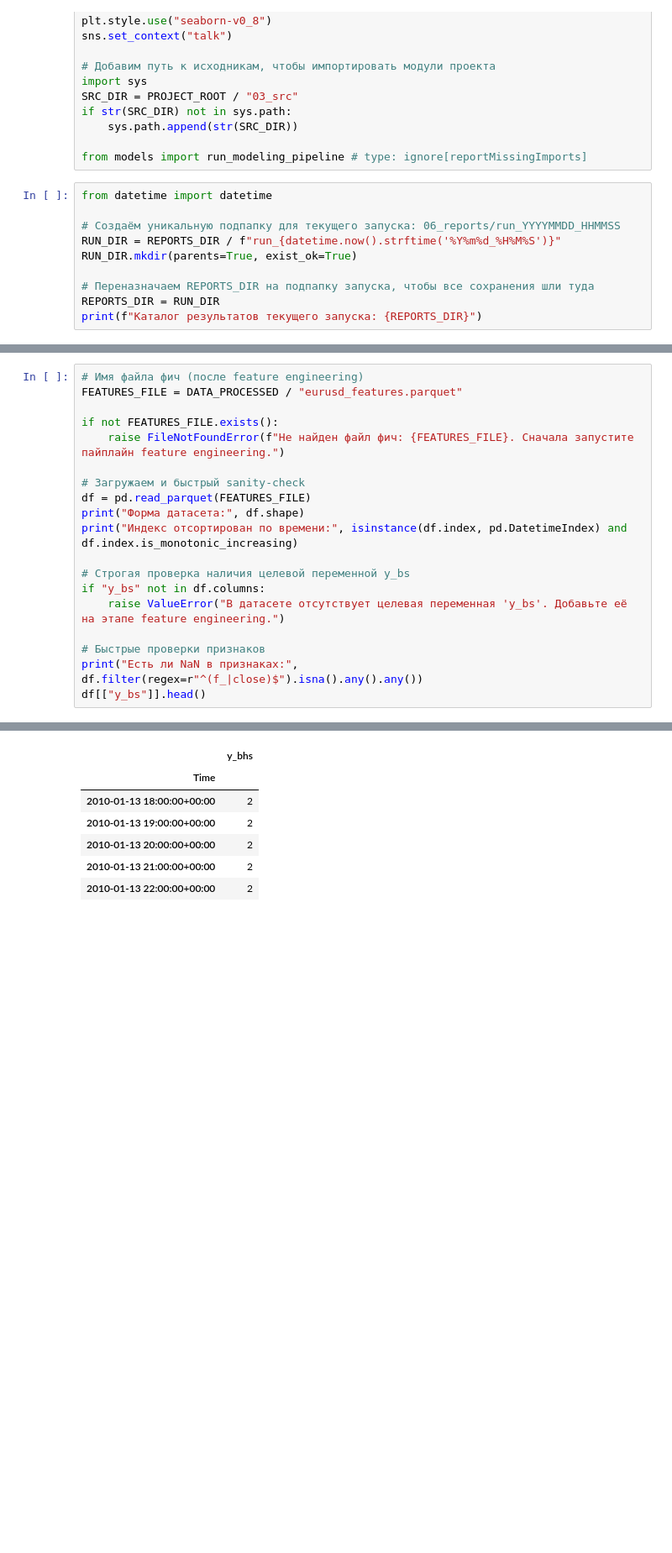
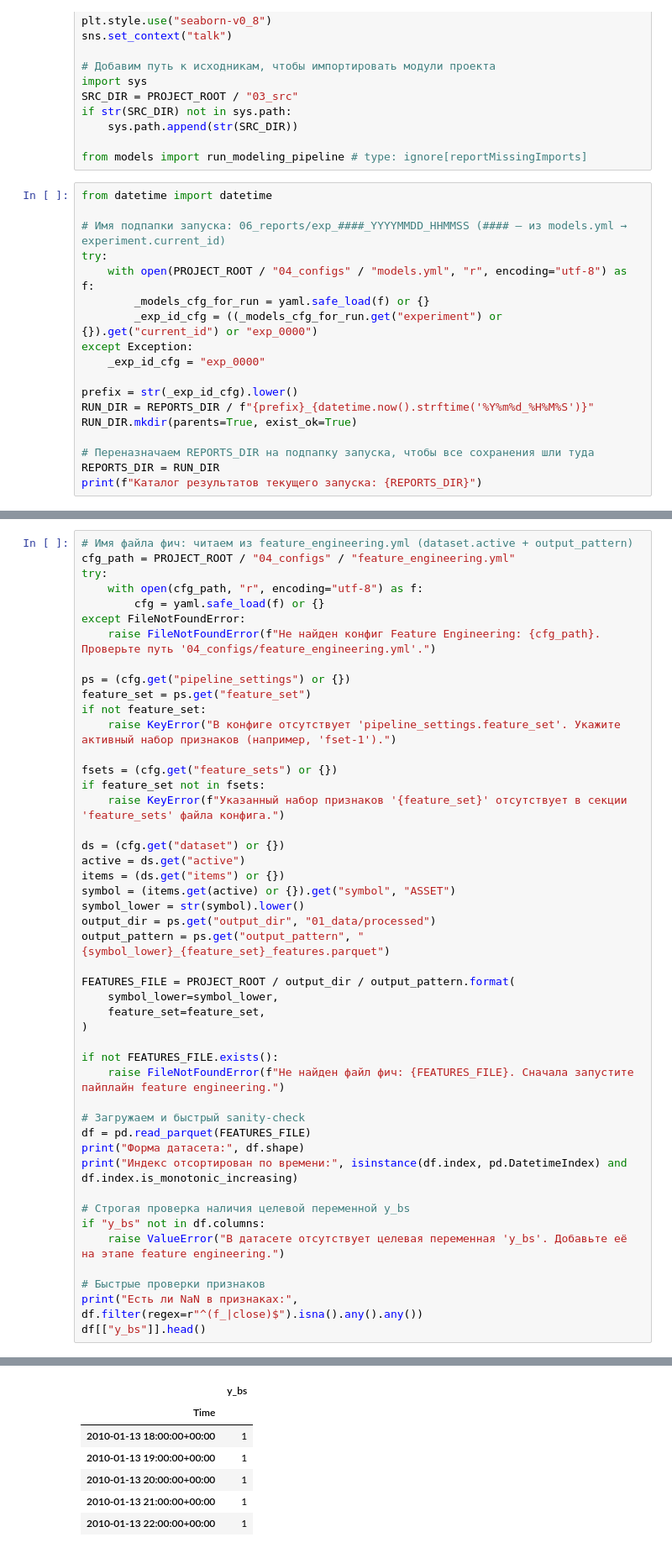
Before and after one commit to Anton-Shchurov/trading_predictor, a Jupyter notebook: 02_notebooks/experiments/modeling_walkthrough.ipynb, the cells around one changed output, grey strips where cells are left out. Shown at 84% size. Cells and saved outputs as stored; diff of their text form; blank space fills up the shorter version.

```diff
--- a/02_notebooks/experiments/modeling_walkthrough.ipynb
+++ b/02_notebooks/experiments/modeling_walkthrough.ipynb
@@ -69,8 +69,16 @@ from models import run_modeling_pipeline # type: ignore[reportMissingImports]
 # %%
 from datetime import datetime
 
-# Создаём уникальную подпапку для текущего запуска: 06_reports/run_YYYYMMDD_HHMMSS
-RUN_DIR = REPORTS_DIR / f"run_{datetime.now().strftime('%Y%m%d_%H%M%S')}"
+# Имя подпапки запуска: 06_reports/exp_####_YYYYMMDD_HHMMSS (#### — из models.yml → experiment.current_id)
+try:
+    with open(PROJECT_ROOT / "04_configs" / "models.yml", "r", encoding="utf-8") as f:
+        _models_cfg_for_run = yaml.safe_load(f) or {}
+        _exp_id_cfg = ((_models_cfg_for_run.get("experiment") or {}).get("current_id") or "exp_0000")
+except Exception:
+    _exp_id_cfg = "exp_0000"
+
+prefix = str(_exp_id_cfg).lower()
+RUN_DIR = REPORTS_DIR / f"{prefix}_{datetime.now().strftime('%Y%m%d_%H%M%S')}"
 RUN_DIR.mkdir(parents=True, exist_ok=True)
 
 # Переназначаем REPORTS_DIR на подпапку запуска, чтобы все сохранения шли туда
@@ -86,8 +94,35 @@ print(f"Каталог результатов текущего запуска: {
 - Убедимся, что целевая переменная `y_bs` присутствует (добавляется в feature engineering пайплайне)
 - Выполним базовый sanity-check
 # %%
-# Имя файла фич (после feature engineering)
-FEATURES_FILE = DATA_PROCESSED / "eurusd_features.parquet"
+# Имя файла фич: читаем из feature_engineering.yml (dataset.active + output_pattern)
+cfg_path = PROJECT_ROOT / "04_configs" / "feature_engineering.yml"
+try:
+    with open(cfg_path, "r", encoding="utf-8") as f:
+        cfg = yaml.safe_load(f) or {}
+except FileNotFoundError:
+    raise FileNotFoundError(f"Не найден конфиг Feature Engineering: {cfg_path}. Проверьте путь '04_configs/feature_engineering.yml'.")
+
+ps = (cfg.get("pipeline_settings") or {})
+feature_set = ps.get("feature_set")
+if not feature_set:
+    raise KeyError("В конфиге отсутствует 'pipeline_settings.feature_set'. Укажите активный набор признаков (например, 'fset-1').")
+
+fsets = (cfg.get("feature_sets") or {})
+if feature_set not in fsets:
+    raise KeyError(f"Указанный набор признаков '{feature_set}' отсутствует в секции 'feature_sets' файла конфига.")
+
+ds = (cfg.get("dataset") or {})
+active = ds.get("active")
+items = (ds.get("items") or {})
+symbol = (items.get(active) or {}).get("symbol", "ASSET")
+symbol_lower = str(symbol).lower()
+output_dir = ps.get("output_dir", "01_data/processed")
+output_pattern = ps.get("output_pattern", "{symbol_lower}_{feature_set}_features.parquet")
+
+FEATURES_FILE = PROJECT_ROOT / output_dir / output_pattern.format(
+    symbol_lower=symbol_lower,
+    feature_set=feature_set,
+)
 
 if not FEATURES_FILE.exists():
     raise FileNotFoundError(f"Не найден файл фич: {FEATURES_FILE}. Сначала запустите пайплайн feature engineering.")
@@ -109,12 +144,12 @@ df[["y_bs"]].head()
 Индекс отсортирован по времени: True
 Есть ли NaN в признаках: False
-|  | y_bhs |
+|  | y_bs |
 | Time |  |
-| 2010-01-13 18:00:00+00:00 | 2 |
-| 2010-01-13 19:00:00+00:00 | 2 |
-| 2010-01-13 20:00:00+00:00 | 2 |
-| 2010-01-13 21:00:00+00:00 | 2 |
-| 2010-01-13 22:00:00+00:00 | 2 |
+| 2010-01-13 18:00:00+00:00 | 1 |
+| 2010-01-13 19:00:00+00:00 | 1 |
+| 2010-01-13 20:00:00+00:00 | 1 |
+| 2010-01-13 21:00:00+00:00 | 1 |
+| 2010-01-13 22:00:00+00:00 | 1 |
 # %% [markdown]
 ## 3. Настройки разбиения по времени и кросс-валидации
 
```
Also changed, not shown: parts of 11 cells of this notebook, 11 other files.
